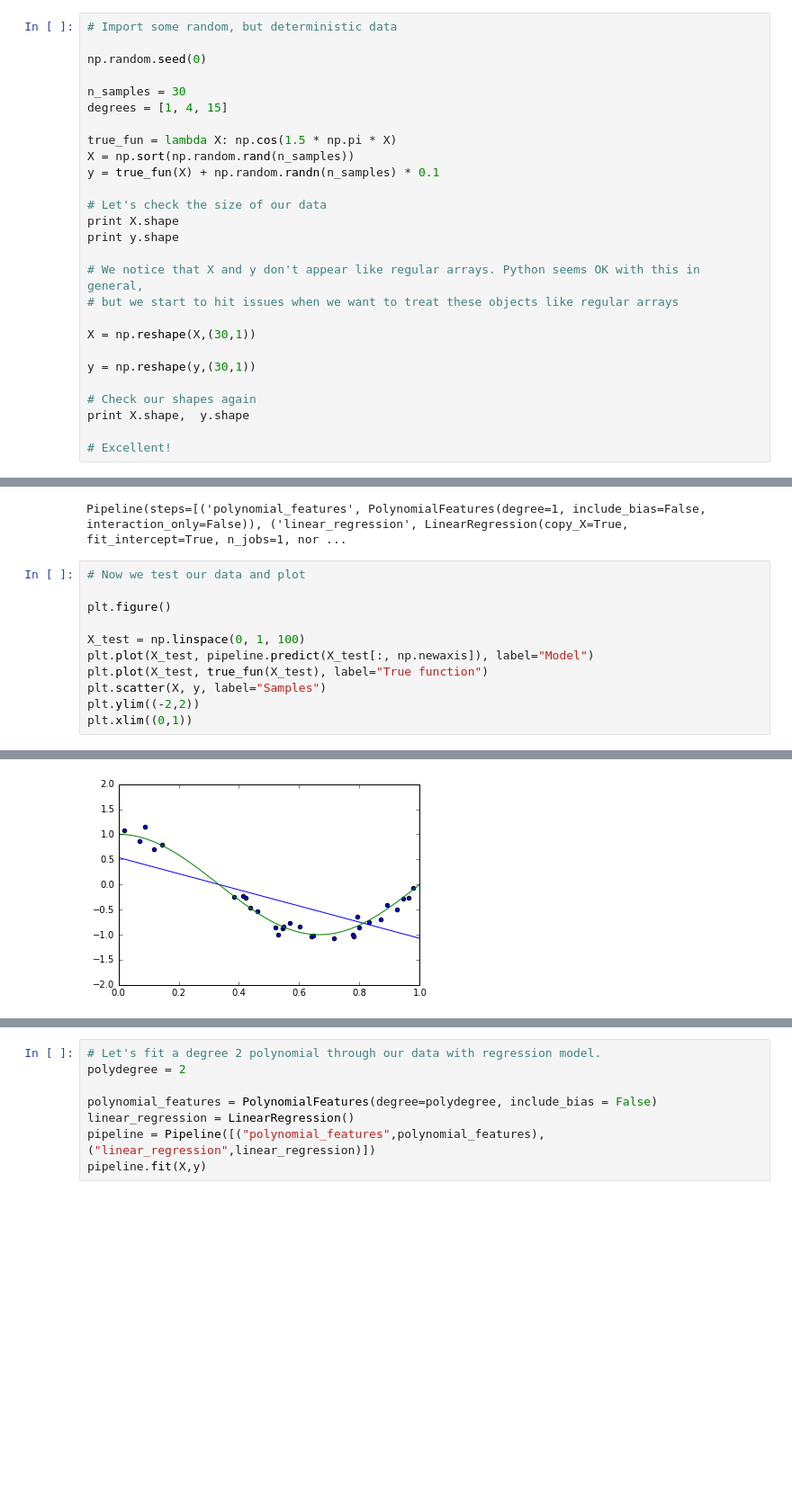
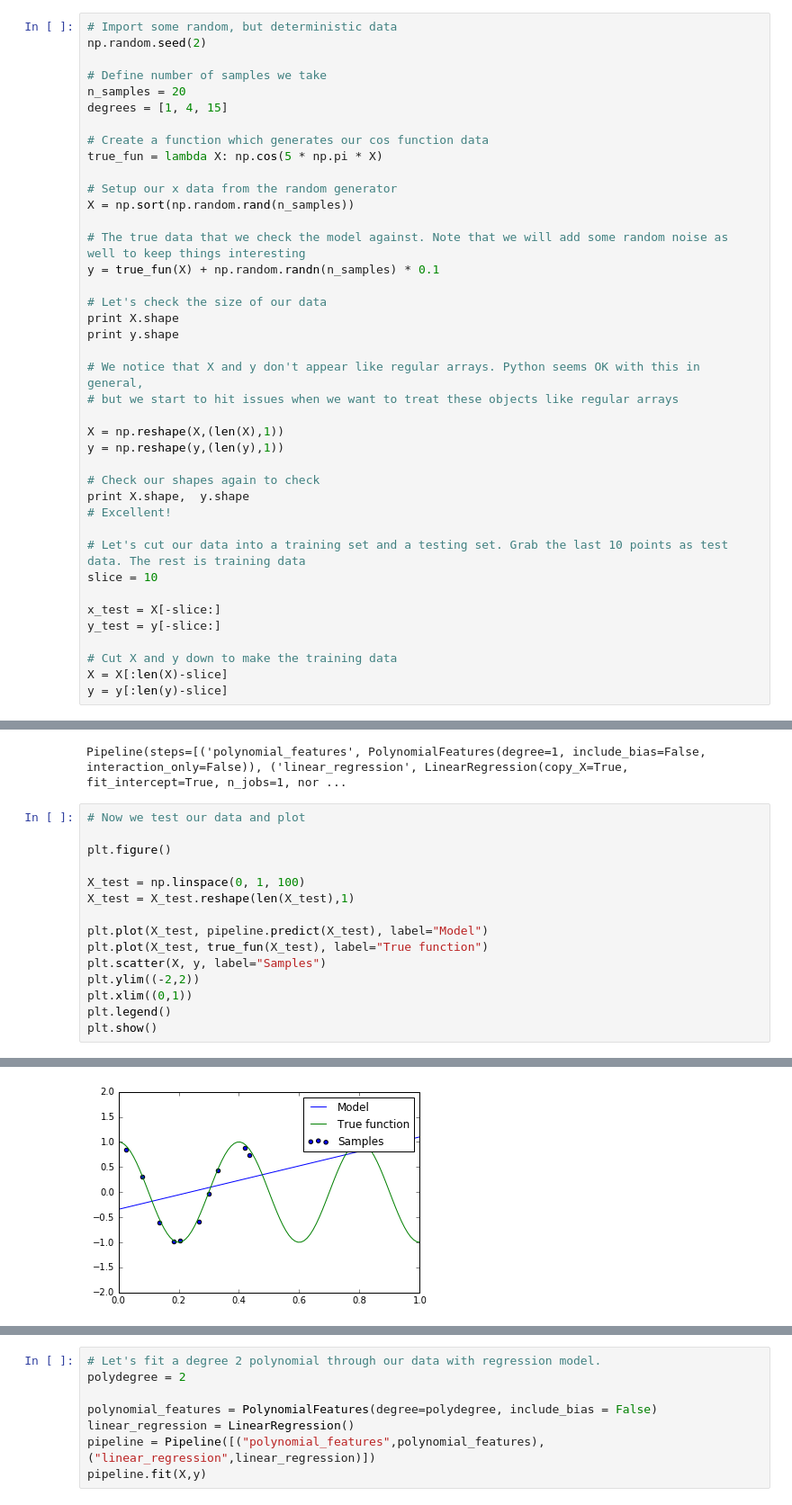
Before and after one commit to Lee-Sutton/sklearn, a Jupyter notebook: Overfitting.ipynb, the cells around one changed output, grey strips where cells are left out. Shown at 90% size. Cells and saved outputs as stored; diff of their text form; blank space fills up the shorter version.

```diff
--- a/Overfitting.ipynb
+++ b/Overfitting.ipynb
@@ -41,14 +43,19 @@ from sklearn.linear_model import LinearRegression
 from sklearn.cross_validation import cross_val_score
 # %%
 # Import some random, but deterministic data
+np.random.seed(2)
 
-np.random.seed(0)
-
-n_samples = 30
+# Define number of samples we take
+n_samples = 20
 degrees = [1, 4, 15]
 
-true_fun = lambda X: np.cos(1.5 * np.pi * X)
+# Create a function which generates our cos function data
+true_fun = lambda X: np.cos(5 * np.pi * X)
+
+# Setup our x data from the random generator
 X = np.sort(np.random.rand(n_samples))
+
+# The true data that we check the model against. Note that we will add some random noise as well to keep things interesting
 y = true_fun(X) + np.random.randn(n_samples) * 0.1
 
 # Let's check the size of our data
@@ -58,12 +65,20 @@ print y.shape
 # We notice that X and y don't appear like regular arrays. Python seems OK with this in general,
 # but we start to hit issues when we want to treat these objects like regular arrays
 
-X = np.reshape(X,(30,1))
+X = np.reshape(X,(len(X),1))
+y = np.reshape(y,(len(y),1))
 
-y = np.reshape(y,(30,1))
+# Check our shapes again to check
+print X.shape,  y.shape
+# Excellent!
 
-# Check our shapes again
-print X.shape,  y.shape
+# Let's cut our data into a training set and a testing set. Grab the last 10 points as test data. The rest is training data
+slice = 10
 
-# Excellent!
+x_test = X[-slice:]
+y_test = y[-slice:]
+
+# Cut X and y down to make the training data
+X = X[:len(X)-slice]
+y = y[:len(y)-slice]
 # %% [output]
@@ -89,9 +106,13 @@ Pipeline(steps=[('polynomial_features', PolynomialFeatures(degree=1, include_bia
 plt.figure()
 
 X_test = np.linspace(0, 1, 100)
-plt.plot(X_test, pipeline.predict(X_test[:, np.newaxis]), label="Model")
+X_test = X_test.reshape(len(X_test),1)
+
+plt.plot(X_test, pipeline.predict(X_test), label="Model")
 plt.plot(X_test, true_fun(X_test), label="True function")
 plt.scatter(X, y, label="Samples")
 plt.ylim((-2,2))
 plt.xlim((0,1))
+plt.legend()
+plt.show()
 # %% [output]
@@ -99 +119 @@ plt.xlim((0,1))
-[figure, old version]
+[figure, new version]
```
Also changed, not shown: parts of 19 cells of this notebook.
